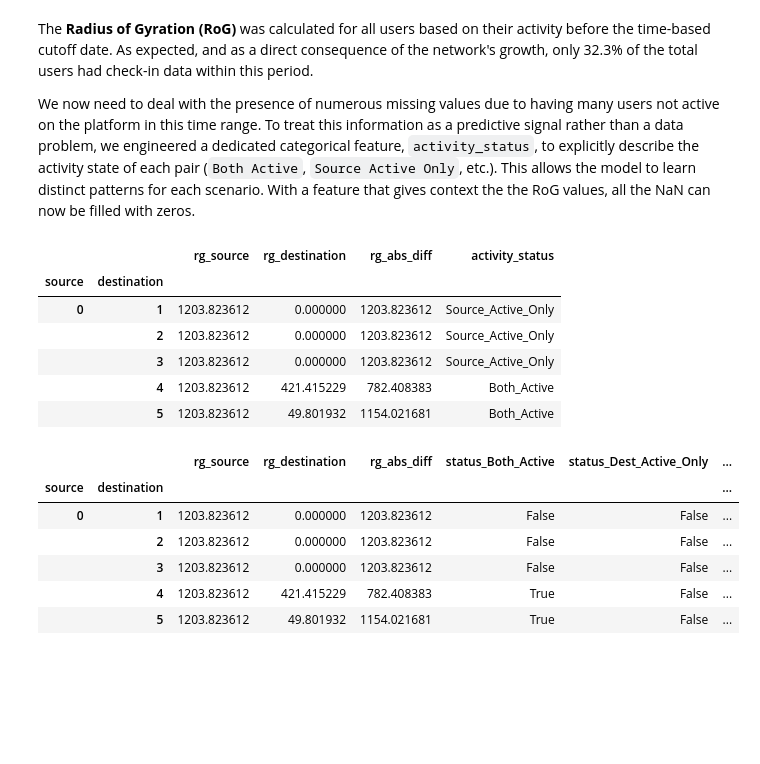
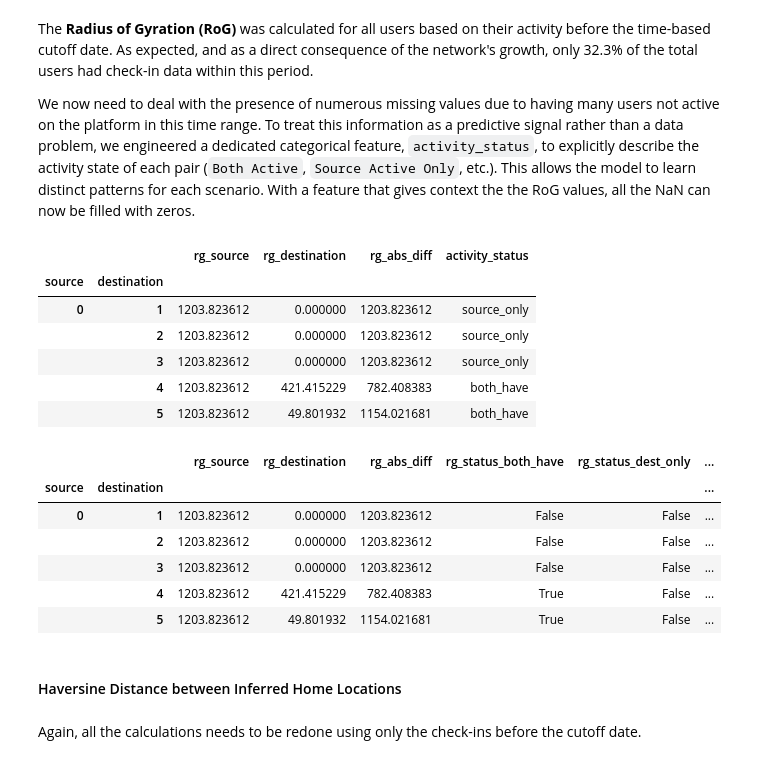
Before and after one commit to quelmitch/link-prediction-learning, a Jupyter notebook: 05_Gowalla/05_Gowalla_Modelling.ipynb, the cells around one changed output. Drawn from its saved outputs; the diff is of its cells as text; code cells hidden in the pictures; blank space fills up the shorter version.

```diff
--- a/05_Gowalla/05_Gowalla_Modelling.ipynb
+++ b/05_Gowalla/05_Gowalla_Modelling.ipynb
@@ -377,34 +382,34 @@ rg_feature_df['rg_abs_diff'] = (rg_feature_df['rg_source'] - rg_feature_df['rg_d
 # %%
 # Add categorical feature for context
 source_is_active = samples_df['source'].isin(radius_of_gyration.index)
 destination_is_active = samples_df['destination'].isin(radius_of_gyration.index)
 
 conditions = [
     source_is_active & destination_is_active,
     source_is_active & ~destination_is_active,
     ~source_is_active & destination_is_active,
     ~source_is_active & ~destination_is_active
 ]
-choices = ['Both_Active', 'Source_Active_Only', 'Dest_Active_Only', 'Neither_Active']
+choices = ['both_have', 'source_only', 'dest_only', 'neither_have']
 
 activity_status = np.select(conditions, choices, default='Error')
 
 rg_feature_df['activity_status'] = activity_status
 rg_feature_df.head()
 # %% [output]
 |  |  | rg_source | rg_destination | rg_abs_diff | activity_status |
 | source | destination |  |  |  |  |
-| 0 | 1 | 1203.823612 | 0.000000 | 1203.823612 | Source_Active_Only |
-|  | 2 | 1203.823612 | 0.000000 | 1203.823612 | Source_Active_Only |
-|  | 3 | 1203.823612 | 0.000000 | 1203.823612 | Source_Active_Only |
-|  | 4 | 1203.823612 | 421.415229 | 782.408383 | Both_Active |
-|  | 5 | 1203.823612 | 49.801932 | 1154.021681 | Both_Active |
+| 0 | 1 | 1203.823612 | 0.000000 | 1203.823612 | source_only |
+|  | 2 | 1203.823612 | 0.000000 | 1203.823612 | source_only |
+|  | 3 | 1203.823612 | 0.000000 | 1203.823612 | source_only |
+|  | 4 | 1203.823612 | 421.415229 | 782.408383 | both_have |
+|  | 5 | 1203.823612 | 49.801932 | 1154.021681 | both_have |
 # %%
 # One-hot encoding categorical feature
-rg_feature_df = pd.get_dummies(rg_feature_df, columns=['activity_status'], prefix='status')
+rg_feature_df = pd.get_dummies(rg_feature_df, columns=['activity_status'], prefix='rg_status')
 rg_feature_df.head()
 # %% [output]
-|  |  | rg_source | rg_destination | rg_abs_diff | status_Both_Active | status_Dest_Active_Only | ... |
+|  |  | rg_source | rg_destination | rg_abs_diff | rg_status_both_have | rg_status_dest_only | ... |
 | source | destination |  |  |  |  |  | ... |
 | 0 | 1 | 1203.823612 | 0.000000 | 1203.823612 | False | False | ... |
 |  | 2 | 1203.823612 | 0.000000 | 1203.823612 | False | False | ... |
@@ -416,0 +438,4 @@ pair_features_df = pair_features_df.join(rg_feature_df.drop(columns=['rg_source'
+# %% [markdown]
+#### Haversine Distance between Inferred Home Locations
+# %% [markdown]
+Again, all the calculations needs to be redone using only the check-ins before the cutoff date.
```
Also changed, not shown: parts of 22 cells of this notebook, 2 other files.
